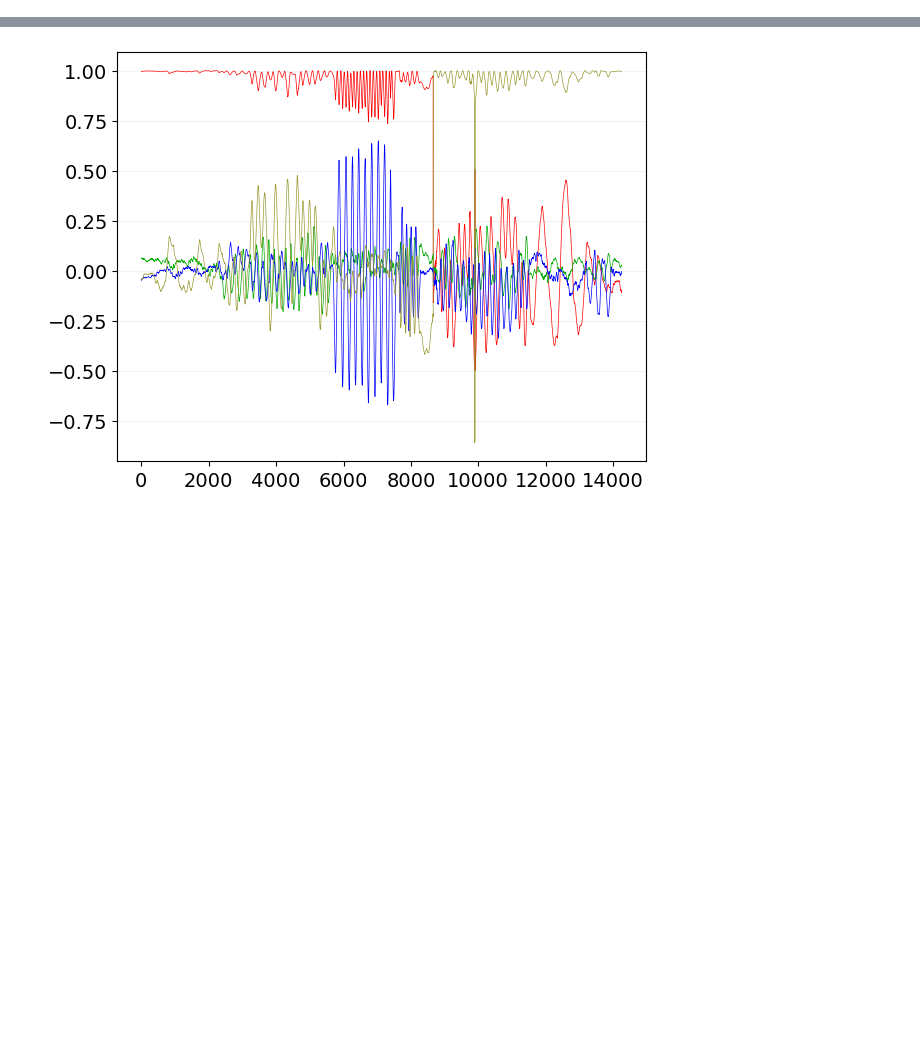
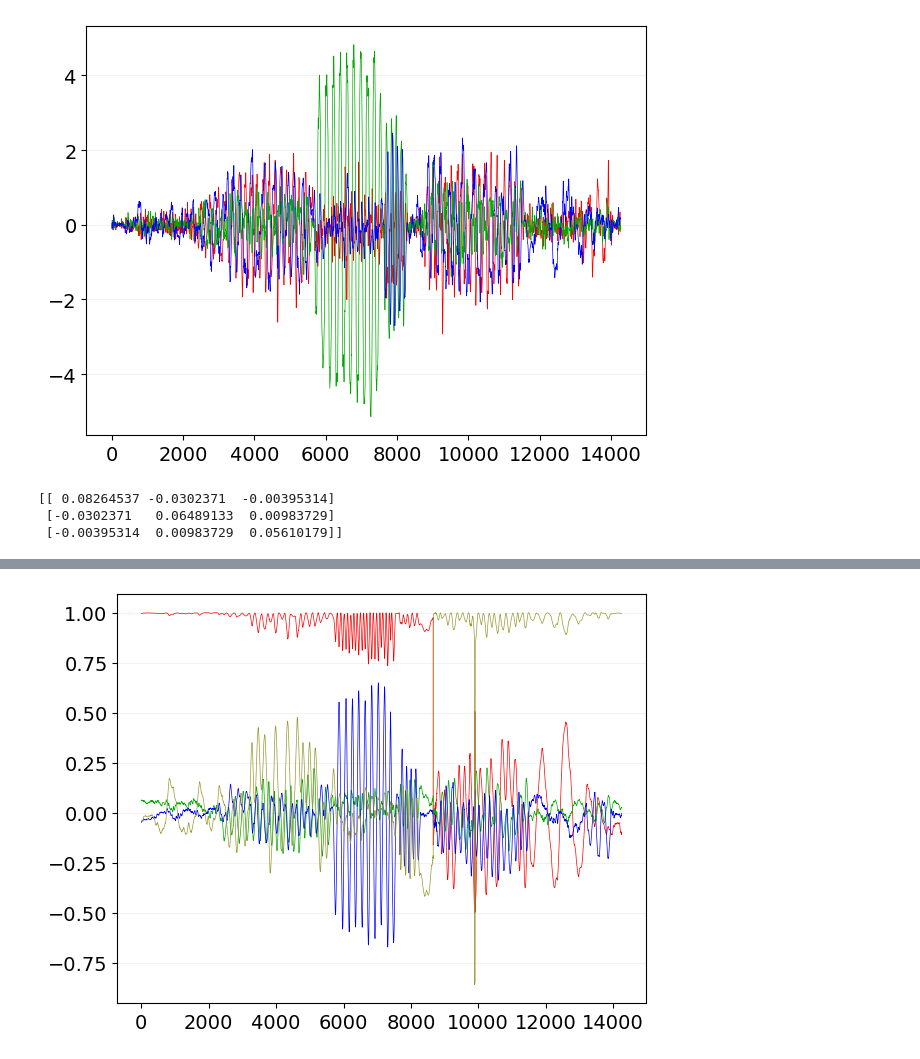
Before and after one commit to Alpgirl/Filters-for-IMU-Attitude-Estimation, a Jupyter notebook: iekf/iekf_tum.ipynb, the cells around one changed output, grey strips where cells are left out. Saved outputs shown, nothing was run; the diff lists cells and outputs as text; code cells hidden in the pictures; blank space fills up the shorter version.

```diff
--- a/iekf/iekf_tum.ipynb
+++ b/iekf/iekf_tum.ipynb
@@ -24,3 +25,15 @@ data_mocap_t, data_mocap_q, data_mocap_T = data_processing.import_tum_mocap(os.p
 data_mocap_t, data_mocap_q, data_mocap_T = data_processing.downsample(downscale, data_mocap_t, data_mocap_q, data_mocap_T)
 # %%
 t_base, data_gyr, data_acc, data_acc, data_mocap_q = data_processing.sync_mocap_and_data(data_mocap_t, data_mocap_q, t_base, data_gyr, data_acc, data_acc)
+# %%
+plot(data_gyr)
+# %% [output]
+[figure, added]
+# %%
+data_mocap_angvel = transform.quats_to_angvels(data_mocap_t, data_mocap_q)
+action_cov = utils.calc_cov(data_gyr[:-1], data_mocap_angvel)
+print(action_cov)
+# %% [output]
+[[ 0.08264537 -0.0302371  -0.00395314]
+ [-0.0302371   0.06489133  0.00983729]
+ [-0.00395314  0.00983729  0.05610179]]
```
Also changed, not shown: parts of 9 cells of this notebook, 1 other file.
